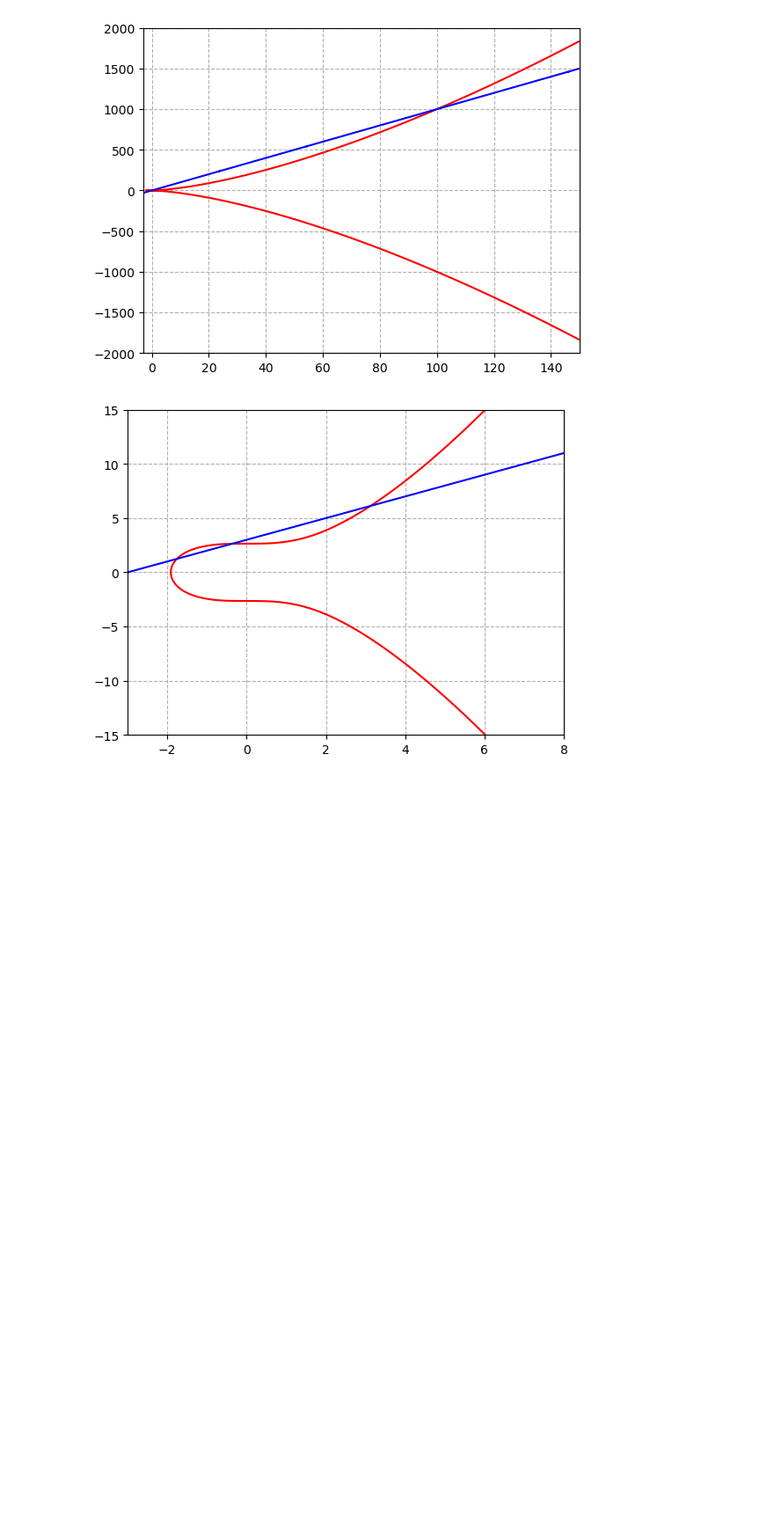
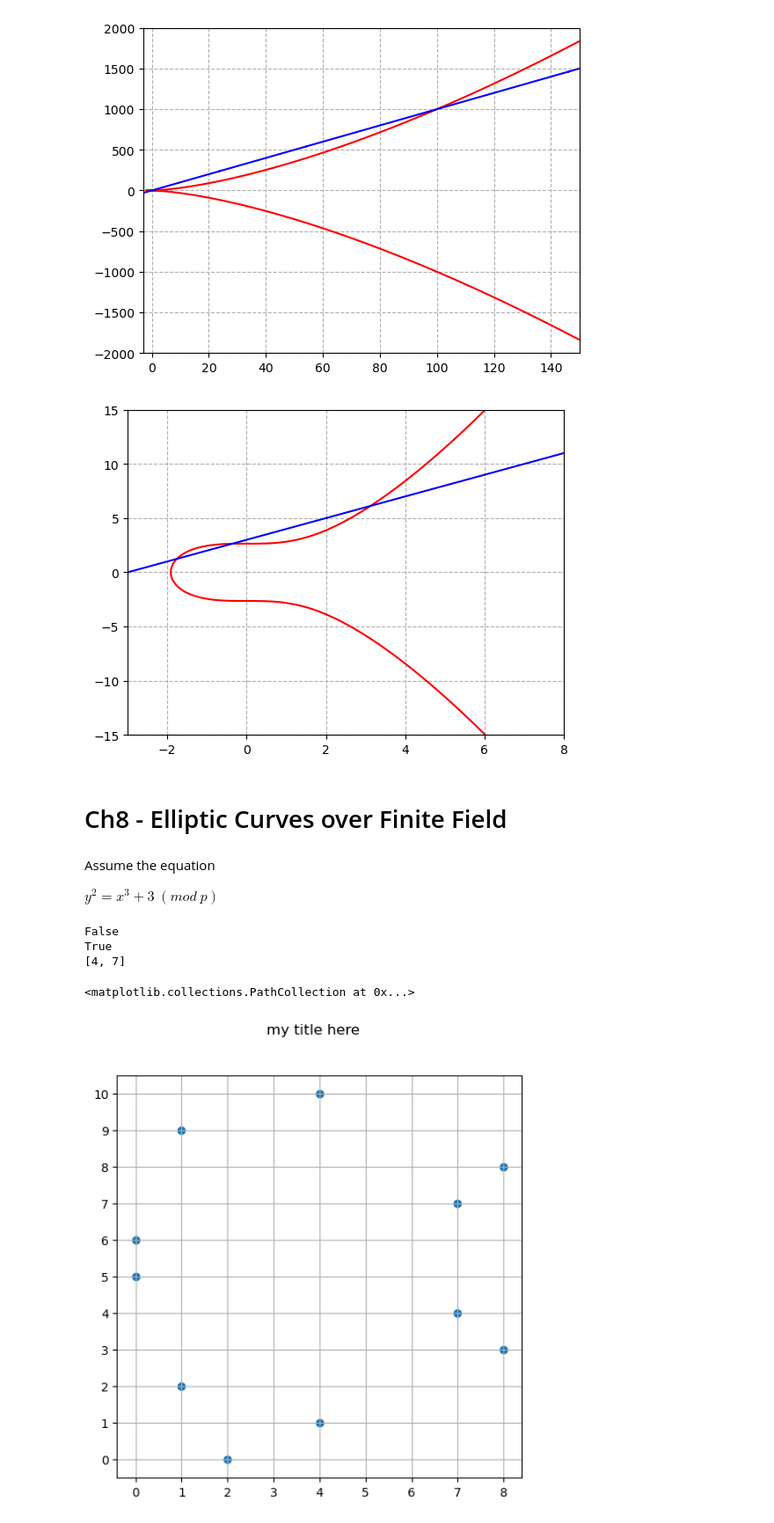
Before and after one commit to jimmychu0807/rareskills-zk-bootcamp, a Jupyter notebook: rareskills-zk-book.ipynb, the cells around one changed output. Shown at 88% size. Drawn from its saved outputs; the diff is of its cells as text; code cells hidden in the pictures; blank space fills up the shorter version.

```diff
--- a/rareskills-zk-book.ipynb
+++ b/rareskills-zk-book.ipynb
@@ -157,3 +160,56 @@ plt.grid(which="both", axis="both", linestyle="--")
 plt.show()
 # %% [output]
 [figure]
+# %% [markdown]
+# Ch8 - Elliptic Curves over Finite Field
+# %% [markdown]
+Assume the equation
+
+$y^2 = x^3 + 3\ (mod\ p)$
+# %%
+# Ethereum precompile
+field_modulus = 21888242871839275222246405745257275088696311157297823662689037894645226208583
+
+from libnum import has_sqrtmod_prime_power, sqrtmod_prime_power
+
+p = 11
+print(has_sqrtmod_prime_power(8, p, 1))
+
+print(has_sqrtmod_prime_power(5, p, 1))
+
+print(list(sqrtmod_prime_power(5, p, 1)))
+# %% [output]
+False
+True
+[4, 7]
+# %%
+# Plot of an elliptic curve
+from libnum import has_sqrtmod_prime_power, sqrtmod_prime_power
+import matplotlib.pyplot as plt
+
+def generate_points(mod):
+    xs = []
+    ys = []
+
+    def y_squared(x):
+        return (x**3 + 3) % mod
+
+    for x in range(0, mod):
+        if has_sqrtmod_prime_power(y_squared(x), mod, 1):
+            square_roots = sqrtmod_prime_power(y_squared(x), mod, 1)
+            for root in square_roots:
+                ys.append(root)
+                xs.append(x)
+    return xs, ys
+
+[xs, ys] = generate_points(11)
+[fig, axes] = plt.subplots(1, 1)
+fig.suptitle("my title here")
+fig.set_size_inches(6, 6)
+axes.set_xticks(range(0, 11))
+axes.set_yticks(range(0, 11))
+plt.grid()
+plt.scatter(xs, ys)
+# %% [output]
+<matplotlib.collections.PathCollection at 0x...>
+[figure, added]
```
Also changed, not shown: parts of 5 cells of this notebook, 2 other files.
